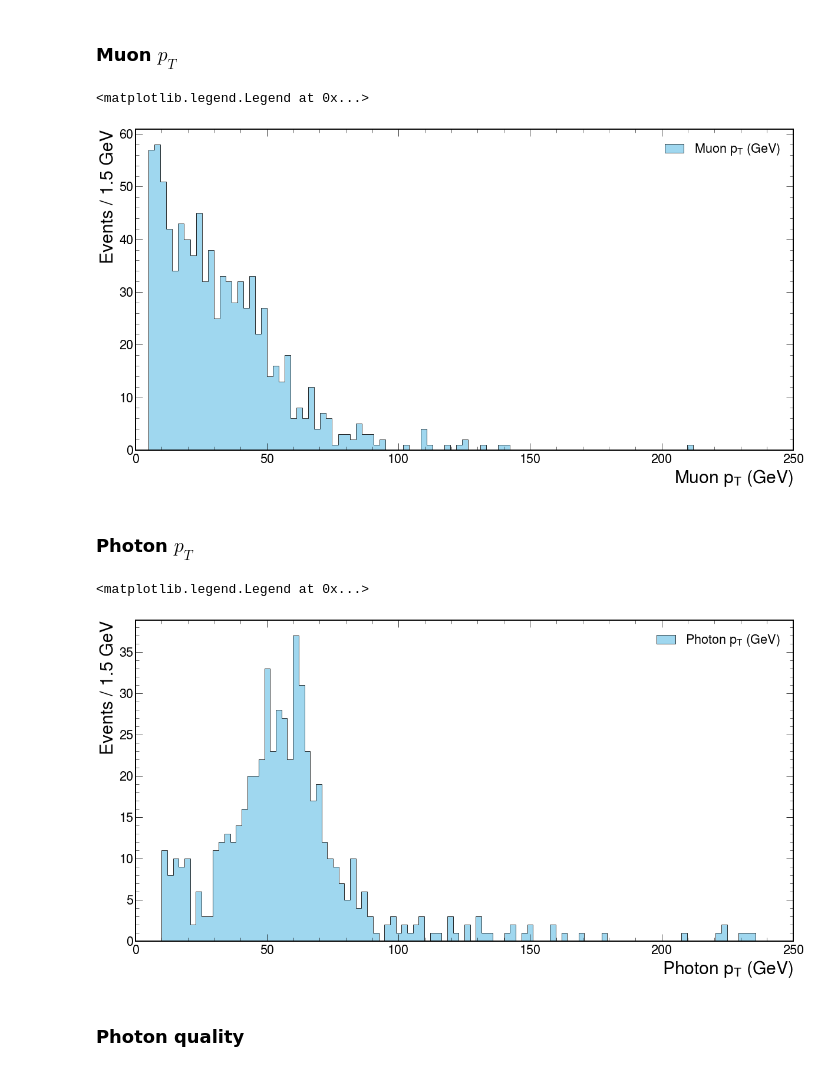
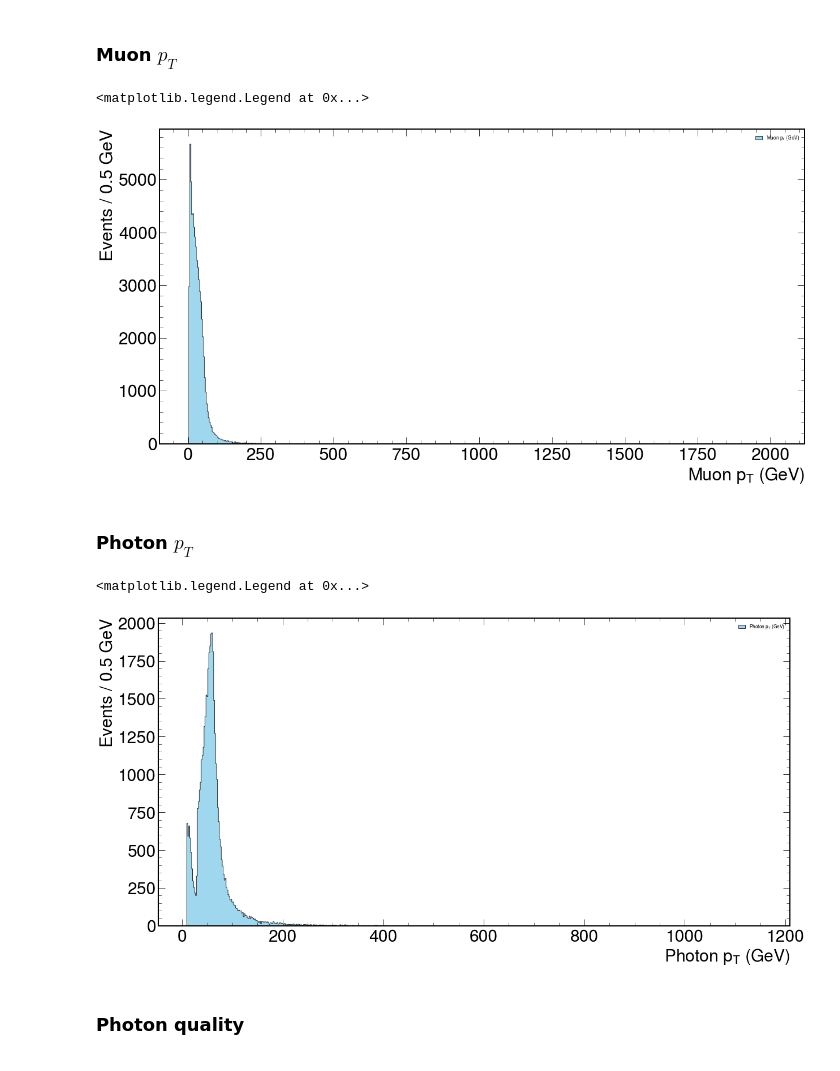
Before and after one commit to javivilladamigo/ResearchActivities, a Jupyter notebook: coffeaAnalysis.ipynb, the cells around one changed output. Drawn from its saved outputs; the diff is of its cells as text; code cells hidden in the pictures.

Commit message:
successfully tested analysis of merged files

```diff
--- a/coffeaAnalysis.ipynb
+++ b/coffeaAnalysis.ipynb
@@ -17,7 +15,8 @@ import ROOT as r
 # %%
 # read the file
 
-events = NanoEventsFactory.from_root('GluGluToH_HToJPsiG_JPsiToMuMu_TuneCP5_13TeV-madgraph-pythia8_RunIISummer20UL16_Skim.root', schemaclass = NanoAODSchema.v7, treepath='Events').events()
+#events = NanoEventsFactory.from_root('GluGluToH_HToJPsiG_JPsiToMuMu_TuneCP5_13TeV-madgraph-pythia8_RunIISummer20UL16_Skim.root', schemaclass = NanoAODSchema.v7, treepath='Events').events()
+events = NanoEventsFactory.from_root('data.nosync/mergedFile.root', schemaclass = NanoAODSchema.v7, treepath='mergedEvents').events()
 # %%
 # show the available contents for each of the events
 
@@ -51,8 +52,10 @@ Selection cuts:
 # %%
 leadingMuon_pt_cut = 17
 subleadingMuon_pt_cut = 4
+#maximum_muon_pt = 1000
 muon_eta_cut = 2.4
 photon_pt_cut = 30
+maximum_r9 = 4
 # %%
 # declare the filters required for the events
 '''
@@ -76,15 +79,18 @@ print("The events that satisfy all the requirements are the %.1f%%" % (len(selec
 # muon filters
 atLeast_one_muon_with_17GeV = ak.any(events.Muon.pt > leadingMuon_pt_cut, axis = -1)
 atLeast_one_muon_with_4GeV = ak.any(events.Muon.pt > subleadingMuon_pt_cut, axis = -1)
+#atMost_Muon_pt_is_1000 = ak.all(events.Muon.pt < maximum_muon_pt, axis = -1)
 muon_opposite_charges = ak.sum(events.Muon.charge, axis = -1) == 0
 
-muon_filters = atLeast_one_muon_with_17GeV & atLeast_one_muon_with_4GeV & muon_opposite_charges
+
+muon_filters = atLeast_one_muon_with_17GeV & atLeast_one_muon_with_4GeV & muon_opposite_charges #& atMost_Muon_pt_is_1000
 
 
 # photon filters
 atLeast_one_photon_with_30GeV = ak.any(events.Photon.pt > photon_pt_cut, axis = -1)
+atMost_Photon_r9_is_5 = ak.all(events.Photon.r9 < maximum_r9, axis = -1) # events with a photon having r9 > 5 will be discarded
 
-photon_filters = atLeast_one_photon_with_30GeV
+photon_filters = atLeast_one_photon_with_30GeV & atMost_Photon_r9_is_5
 
 
 # selected events
@@ -113,8 +119,8 @@ A total of 886 out of 1134 muons (78.1%) passed the cuts.
 obs =  ak.flatten(selected_muons.pt, axis = None)
 
 min = 0
-max = 250
-width = 1.5 # GeV
+max = 300
+width = .5 # GeV
 
 nbins = int(round((max - min) / width))
 
@@ -128,42 +134,47 @@ ax.hist(
     edgecolor = "black",
     label = r"Muon $p_{T}$ (GeV)"
 )
-
+#ax.set_yscale("log")
+ax.tick_params(axis = 'both', which = 'major', labelsize = 30)
 ax.set_xlabel("Muon $p_{T}$ (GeV)", fontsize = 30)
 ax.set_ylabel("Events / %.1f GeV" % width, fontsize = 30)
-ax.set_xlim(min, max)
+#ax.set_xlim(min, max)
+#ax.set_ylim(0, 5)
 ax.legend()
 # %% [output]
 <matplotlib.legend.Legend at 0x...>
-[figure, old version]
+[figure, new version]
 # %% [markdown]
 ### Photon $p_{T}$
 # %%
 obs = ak.flatten(selected_photons.pt, axis = None)
 
 min = 0
-max = 250
-width = 1.5 # GeV
+max = 300
+width = .5 # GeV
 
 nbins = int(round((max - min) / width))
 
 fig, ax = plt.subplots(figsize=(20, 10))
 ax.hist(
     obs,
     bins = nbins,
     histtype = "stepfilled",
     color = "skyblue",
     alpha = 0.8,
     edgecolor = "black",
     label = r"Photon $p_{T}$ (GeV)"
 )
+#ax.set_yscale("log")
+ax.tick_params(axis = 'both', which = 'major', labelsize = 30)
 ax.set_xlabel("Photon $p_{T}$ (GeV)", fontsize = 30)
 ax.set_ylabel("Events / %.1f GeV" % width, fontsize = 30)
-ax.set_xlim(min, max)
+#ax.set_xlim(min, max)
+#ax.set_ylim(0, 5)
 ax.legend()
 # %% [output]
 <matplotlib.legend.Legend at 0x...>
-[figure, old version]
+[figure, new version]
 # %% [markdown]
 ### Photon quality
 # %%
```
Also changed, not shown: parts of 12 cells of this notebook.
